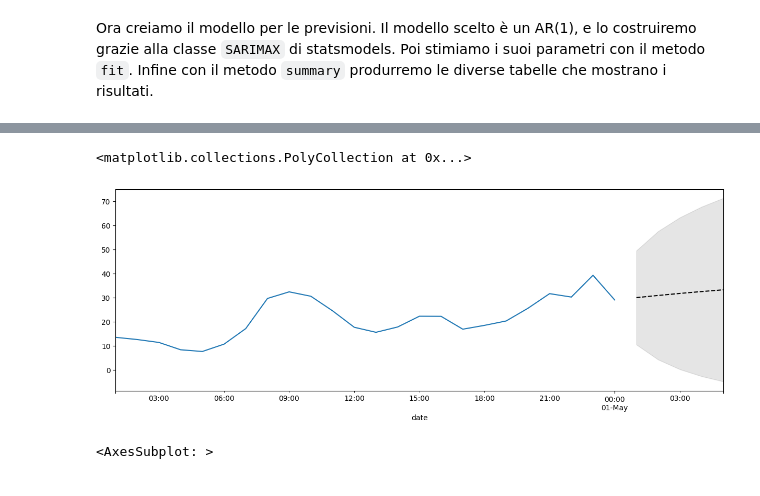
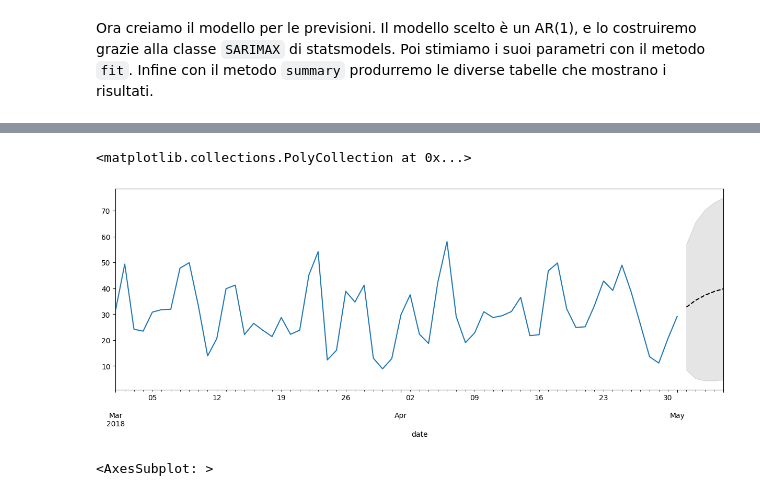
Before and after one commit to ChiaraAmalia/DataScience2Project, a Jupyter notebook: forecasting.ipynb, the cells around one changed output, grey strips where cells are left out. Saved outputs shown, nothing was run; the diff lists cells and outputs as text; code cells hidden in the pictures.

```diff
--- a/forecasting.ipynb
+++ b/forecasting.ipynb
@@ -10,7 +10,8 @@ import seaborn as sns
 import statsmodels.api as sm
 # %%
 allMadrid = pd.read_csv(path+"out.csv")
-allMadrid['date'] = pd.to_datetime(allMadrid['date'], format='%Y/%m/%d %H:%M:%S')
+allMadrid['date'] = pd.to_datetime(allMadrid['date'], format='%Y/%m/%d')
+allMadrid['date']=allMadrid['date'].dt.normalize()
 allMadrid=allMadrid.groupby(['date']).mean()
 #index = pd.DatetimeIndex(allMadrid['date'])
 #allMadrid.index = index
@@ -86,17 +87,17 @@ NO_2                      mean    mean_se  mean_ci_lower  mean_ci_upper
 # %%
 fig, ax = plt.subplots(figsize=(15, 5))
 
 # Plot the data (here we are subsetting it to get a better look at the forecasts)
 #forNo2.reset_index()
-forNo2.loc['2018-04-30 01:00:00':].plot(ax=ax)
+forNo2.loc['2018-03-01':].plot(ax=ax)
 
 # Construct the forecasts
 fcast = res.get_forecast(steps=5).summary_frame()
 fcast['mean'].plot(ax=ax, style='k--')
 ax.fill_between(fcast.index, fcast['mean_ci_lower'], fcast['mean_ci_upper'], color='k', alpha=0.1)
 # %% [output]
 <matplotlib.collections.PolyCollection at 0x...>
-[figure, old version]
+[figure, new version]
 # %%
 fig, ax = plt.subplots(figsize=(15, 5))
 fcast['mean'].plot(ax=ax, style='k--')
```
Also changed, not shown: parts of 4 cells of this notebook.
